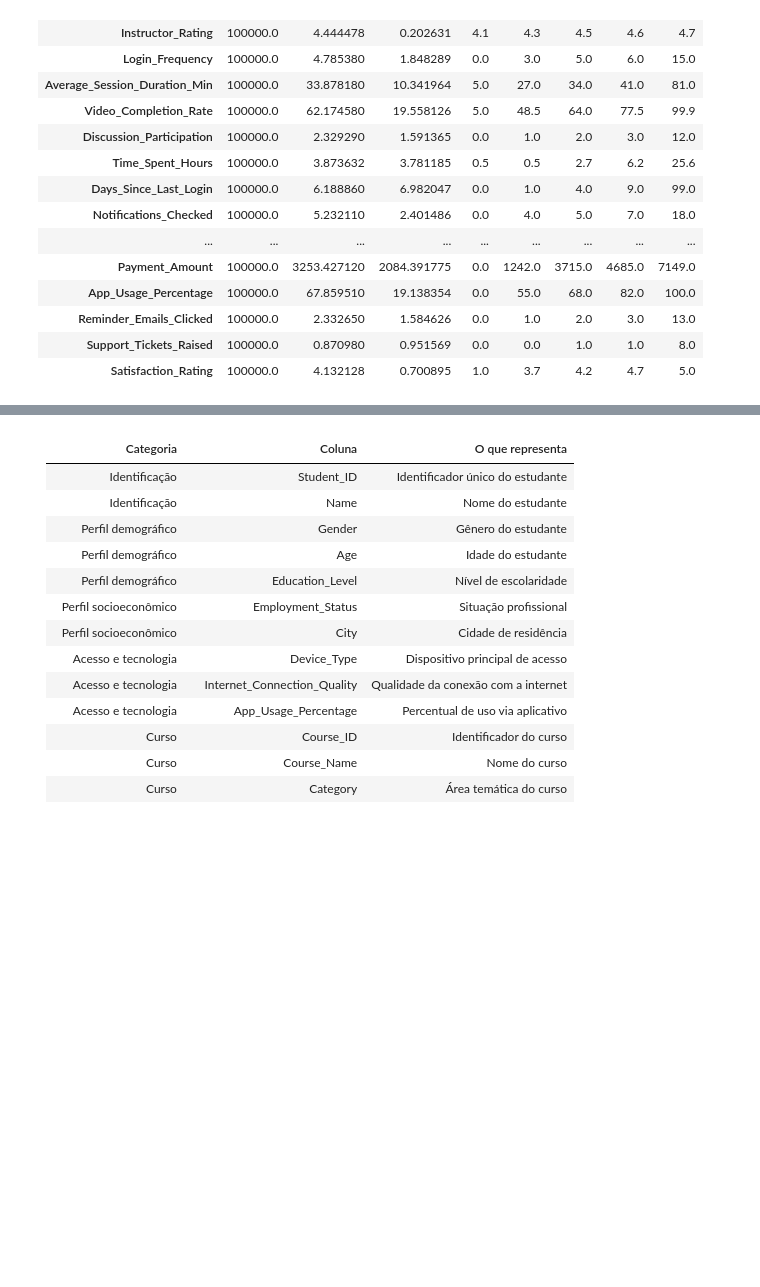
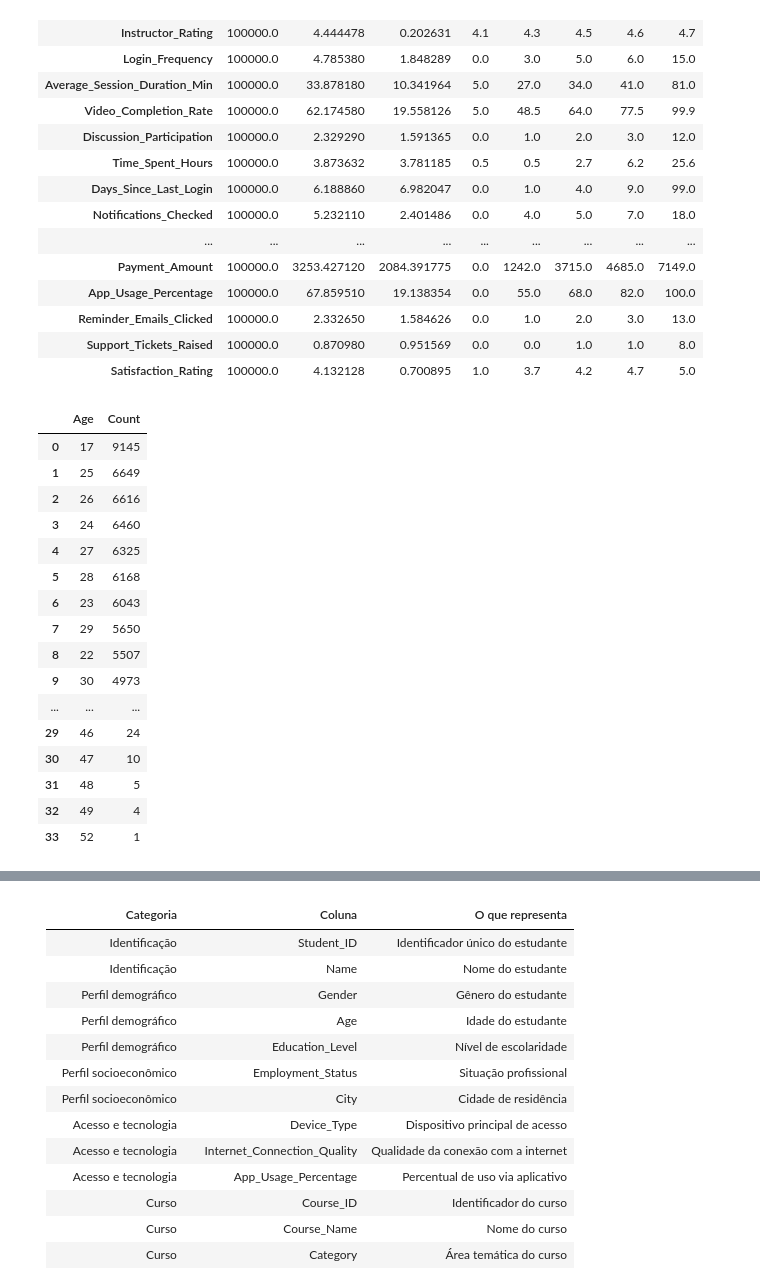
Before and after one commit to cidade-felipe/Student-Course-Completion-Prediction-Dataset, a Jupyter notebook: notebooks/preprocessed.ipynb, the cells around one changed output, grey strips where cells are left out. Saved outputs shown, nothing was run; the diff lists cells and outputs as text; code cells hidden in the pictures; blank space fills up the shorter version.

```diff
--- a/notebooks/preprocessed.ipynb
+++ b/notebooks/preprocessed.ipynb
@@ -95,3 +96,25 @@ pd.DataFrame(df.describe()).T
 | Reminder_Emails_Clicked | 100000.0 | 2.332650 | 1.584626 | 0.0 | 1.0 | 2.0 | 3.0 | 13.0 |
 | Support_Tickets_Raised | 100000.0 | 0.870980 | 0.951569 | 0.0 | 0.0 | 1.0 | 1.0 | 8.0 |
 | Satisfaction_Rating | 100000.0 | 4.132128 | 0.700895 | 1.0 | 3.7 | 4.2 | 4.7 | 5.0 |
+# %%
+age_count = df['Age'].value_counts().reset_index()
+age_count.columns = ['Age', 'Count']
+age_count
+# %% [output]
+|  | Age | Count |
+| 0 | 17 | 9145 |
+| 1 | 25 | 6649 |
+| 2 | 26 | 6616 |
+| 3 | 24 | 6460 |
+| 4 | 27 | 6325 |
+| 5 | 28 | 6168 |
+| 6 | 23 | 6043 |
+| 7 | 29 | 5650 |
+| 8 | 22 | 5507 |
+| 9 | 30 | 4973 |
+| ... | ... | ... |
+| 29 | 46 | 24 |
+| 30 | 47 | 10 |
+| 31 | 48 | 5 |
+| 32 | 49 | 4 |
+| 33 | 52 | 1 |
```
Also changed, not shown: parts of 6 cells of this notebook.
